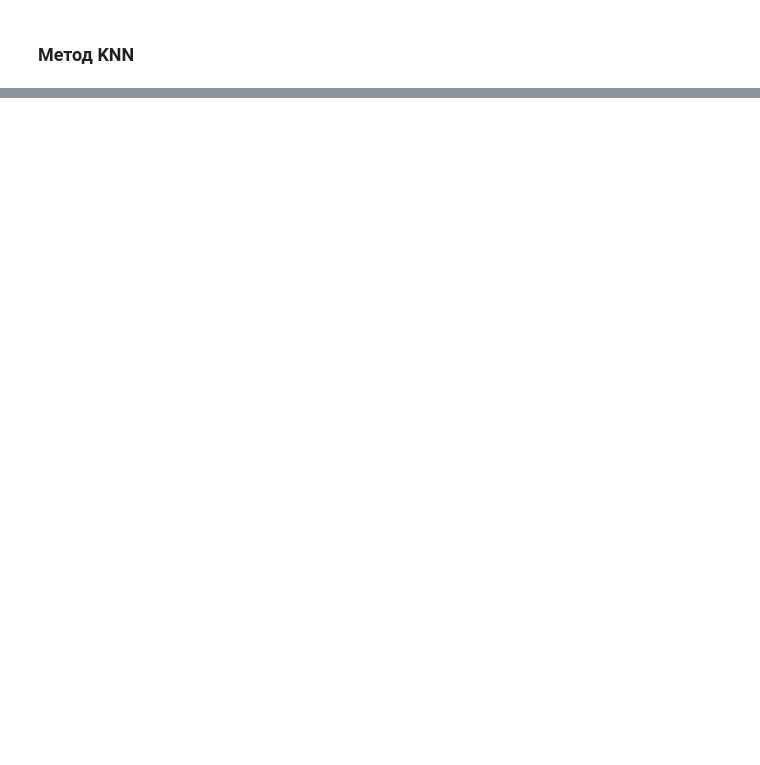
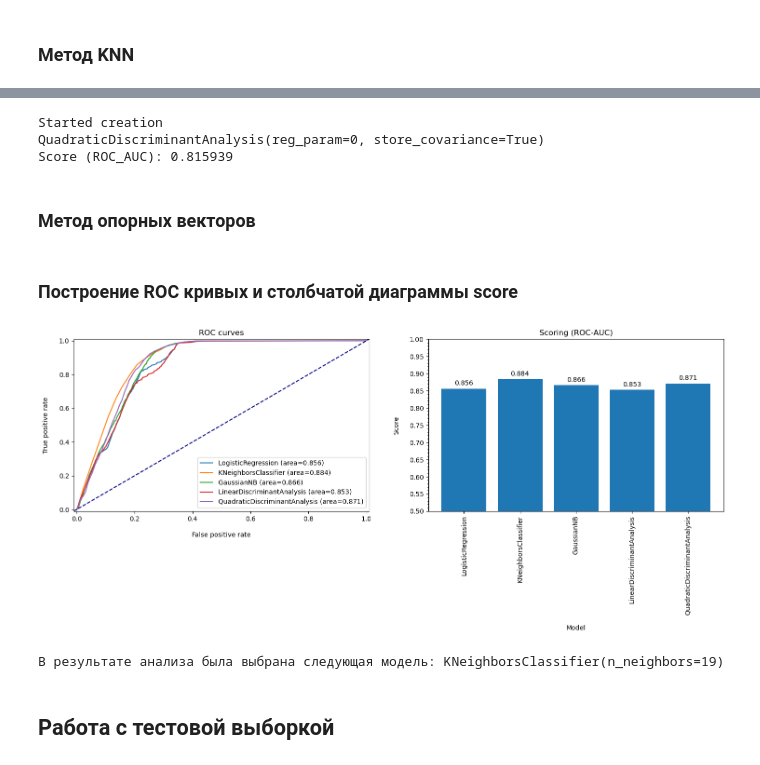
Before and after one commit to fongradnastya/data_analysis_2, a Jupyter notebook: notebooks/work.ipynb, the cells around one changed output, grey strips where cells are left out. Cells and saved outputs as stored; diff of their text form; code cells hidden in the pictures; blank space fills up the shorter version.

Commit message:
Added new models, showen some graphs

```diff
--- a/notebooks/work.ipynb
+++ b/notebooks/work.ipynb
@@ -246,0 +264,3 @@ Score (ROC_AUC): 0.702
+# %%
+params = {'var_smoothing': [1e-9, 1e-5, 1e-2, 0.1, 1]}
+gnb = create_train_model(GaussianNB(), params)
@@ -246,0 +273,3 @@ Score (ROC_AUC): 0.702
+# %%
+params = {'solver': ['lsqr', 'eigen'], 'shrinkage': [None, 'auto', 0.5, 0.9]}
+lda = create_train_model(LinearDiscriminantAnalysis(), params)
@@ -246,0 +282,9 @@ Score (ROC_AUC): 0.702
+# %%
+params =  {'store_covariance': [True, False], 'reg_param': [0, 0.1, 0.25, 0.5, 0.7, 1]}
+qda = create_train_model(QuadraticDiscriminantAnalysis(), params)
+# %% [output]
+Started creation
+QuadraticDiscriminantAnalysis(reg_param=0, store_covariance=True)
+Score (ROC_AUC): 0.815939
+# %% [markdown]
+### Метод опорных векторов
@@ -246,0 +294,51 @@ Score (ROC_AUC): 0.702
+# %% [markdown]
+### Построение ROC кривых и столбчатой диаграммы score
+# %%
+models = (lg, knc, gnb, lda, qda)
+names = scoring = probs = tuple()
+for model in models:
+    names += (model.best_estimator_.__class__.__name__,)
+    scoring += (round(model.score(x_test, y_test), 3),)
+    probs += (model.predict_proba(x_test)[:, 1],)
+# %%
+fig, axes = plt.subplots(1, 2)
+fig.set_figwidth(18)
+
+labels = tuple()
+for i, prob in enumerate(probs):
+    fpr, tpr, _ = roc_curve(y_test, prob)
+    area = round(auc(fpr, tpr), 3)
+    labels += (names[i] + f" ({area=})",)
+    axes[0].plot(fpr, tpr)
+axes[0].plot((-0.01, 1.01), (-0.01, 1.01), color="navy", linestyle="--")
+
+axes[0].set_title("ROC curves")
+axes[0].set_xlim((-0.01, 1.01))
+axes[0].set_ylim((-0.01, 1.01))
+
+axes[0].set_xlabel("False positive rate", labelpad=15)
+axes[0].set_ylabel("True positive rate", labelpad=15)
+axes[0].legend(loc="lower right", labels=labels)
+
+axes[1].bar(names, scoring)
+axes[1].set_title("Scoring (ROC-AUC)")
+axes[1].tick_params("x", labelrotation=90)
+
+axes[1].set_ylim((0.5, 1))
+axes[1].yaxis.set_major_locator(MultipleLocator(0.05))
+axes[1].yaxis.set_minor_locator(MultipleLocator(0.01))
+for rect, score in zip(axes[1].patches, scoring):
+    axes[1].text(rect.get_x() + rect.get_width() / 2, rect.get_height() + 0.01, score, ha="center")
+
+axes[1].set_xlabel("Model", labelpad=15)
+axes[1].set_ylabel("Score", labelpad=15)
+plt.show()
+# %% [output]
+[figure, added]
+# %%
+best_model = models[scoring.index(max(scoring))]
+print("В результате анализа была выбрана следующая модель: " + str(best_model.best_estimator_))
+# %% [output]
+В результате анализа была выбрана следующая модель: KNeighborsClassifier(n_neighbors=19)
+# %% [markdown]
+## Работа с тестовой выборкой
```
Also changed, not shown: parts of 17 cells of this notebook.
